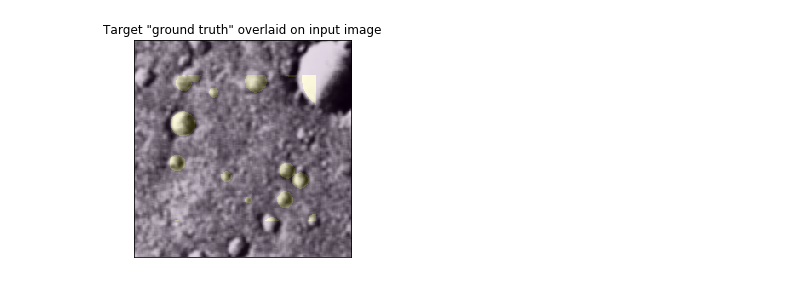
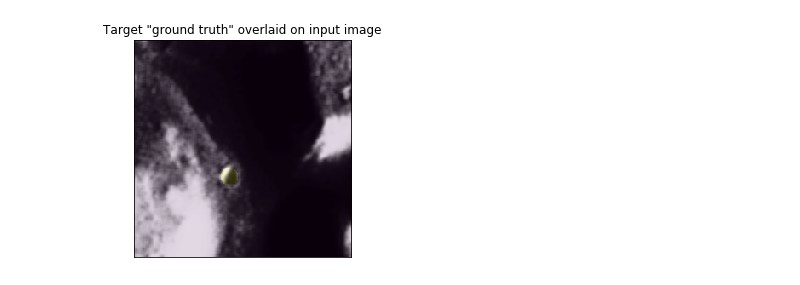
Before and after one commit to AlliedToasters/craters, a Jupyter notebook: generate_masks.ipynb, the cells around one changed output. Saved outputs shown, nothing was run; the diff lists cells and outputs as text; code cells hidden in the pictures.

```diff
--- a/generate_masks.ipynb
+++ b/generate_masks.ipynb
@@ -143,4 +146,15 @@ id_set = split_tile(tiles['2_25'], mask_2_25, window_size=256, overlap=0, save_o
 # %%
+def pad_mask(mask):
+    """Takes a 172x172 mask and pads it with zeros to center on
+    its accompanying image.
+    """
+    null_arr1 = np.zeros((42, 256))
+    null_arr2 = np.zeros((172, 42))
+    null_arr3 = null_arr2.copy()
+    null_arr4 = null_arr1.copy()
+    concat_1 = np.concatenate([null_arr2, mask, null_arr3], axis=1)
+    return np.concatenate([null_arr1, concat_1, null_arr4], axis=0)
+
 def overlay_mask(id_no, train=True):
     """Fetches image and accompanying mask and overlays them. Confirms mask
     is properly generated.
@@ -150,20 +164,15 @@ def overlay_mask(id_no, train=True):
         path += 'train/'
     else:
         path += 'test/'
-    img = np.array(Image.open(path+'{}.bmp'.format(id_no)))
-    mask = np.array(Image.open(path[:-1]+'_mask/{}_mask.bmp'.format(id_no)))
-    null_arr1 = np.zeros((42, 256))
-    null_arr2 = np.zeros((172, 42))
-    null_arr3 = null_arr2.copy()
-    null_arr4 = null_arr1.copy()
-    concat_1 = np.concatenate([null_arr2, mask, null_arr3], axis=1)
-    mask = np.concatenate([null_arr1, concat_1, null_arr4], axis=0)
+    img = np.array(Image.open(path+'{}.png'.format(id_no)))
+    mask = np.array(Image.open(path[:-1]+'_mask/{}_mask.png'.format(id_no)))
+    mask = pad_mask(mask)
     fig, ax = plt.subplots()
     ax.imshow(img, cmap='Greys', alpha=1);
     ax.imshow(mask, cmap='viridis', alpha=.15);
     ax = remove_ticks(ax)
     ax.set_title('Target "ground truth" overlaid on input image')
-# %%
-overlay_mask('9YYC8Y9')
-# %% [output]
-[figure, removed]
+# %%
+overlay_mask('PAWX9VM', train=False)
+# %% [output]
+[figure, added]
```
Also changed, not shown: parts of 5 cells of this notebook, 15 other files.
